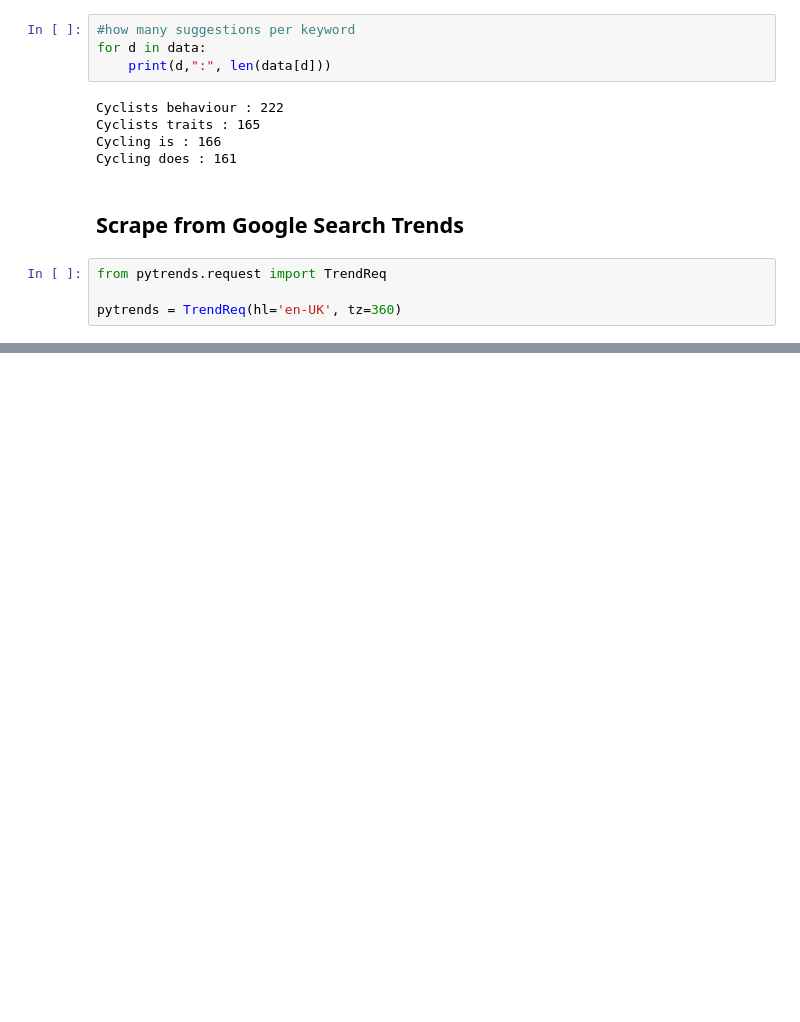
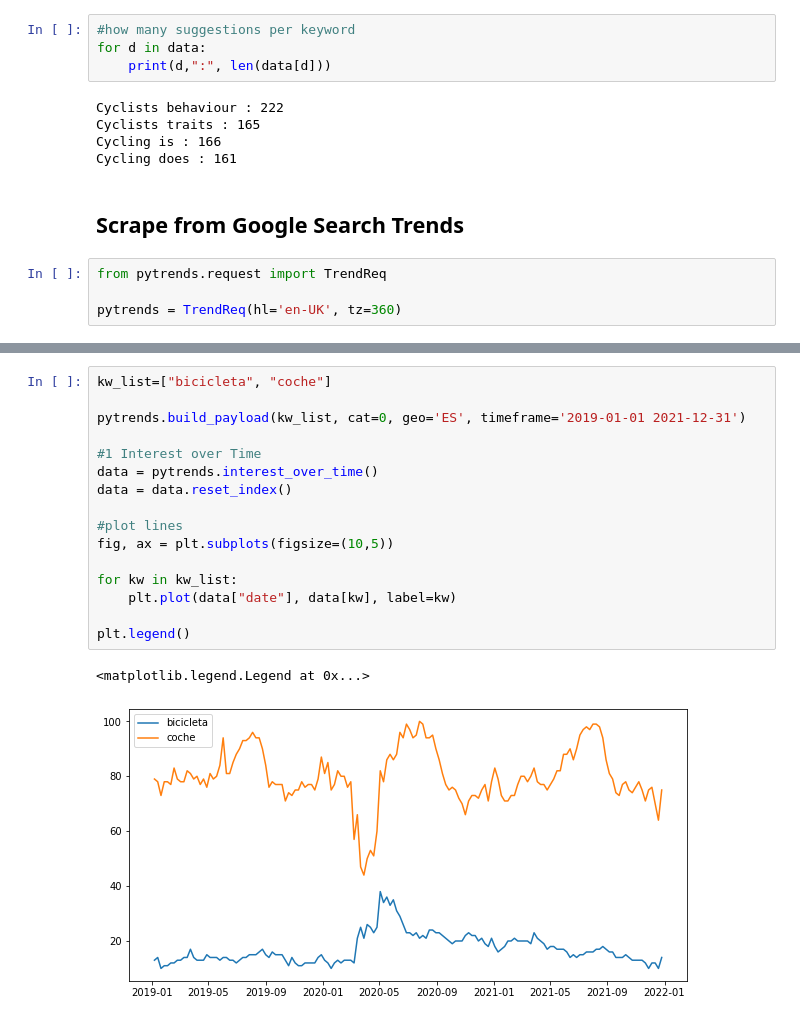
Before and after one commit to Lisa-Ho/small-data-projects, a Jupyter notebook: 2204-why-do-cyclists/notebook/why-do-cyclists-1-scraping.ipynb, the cells around one changed output, grey strips where cells are left out. Drawn from its saved outputs; the diff is of its cells as text; blank space fills up the shorter version.

```diff
--- a/2204-why-do-cyclists/notebook/why-do-cyclists-1-scraping.ipynb
+++ b/2204-why-do-cyclists/notebook/why-do-cyclists-1-scraping.ipynb
@@ -64,0 +123,19 @@ pytrends = TrendReq(hl='en-UK', tz=360)
+# %%
+kw_list=["bicicleta", "coche"]
+
+pytrends.build_payload(kw_list, cat=0, geo='ES', timeframe='2019-01-01 2021-12-31')
+
+#1 Interest over Time
+data = pytrends.interest_over_time()
+data = data.reset_index()
+
+#plot lines
+fig, ax = plt.subplots(figsize=(10,5))
+
+for kw in kw_list:
+    plt.plot(data["date"], data[kw], label=kw)
+
+plt.legend()
+# %% [output]
+<matplotlib.legend.Legend at 0x...>
+[figure, added]
```
Also changed, not shown: parts of 9 cells of this notebook.
